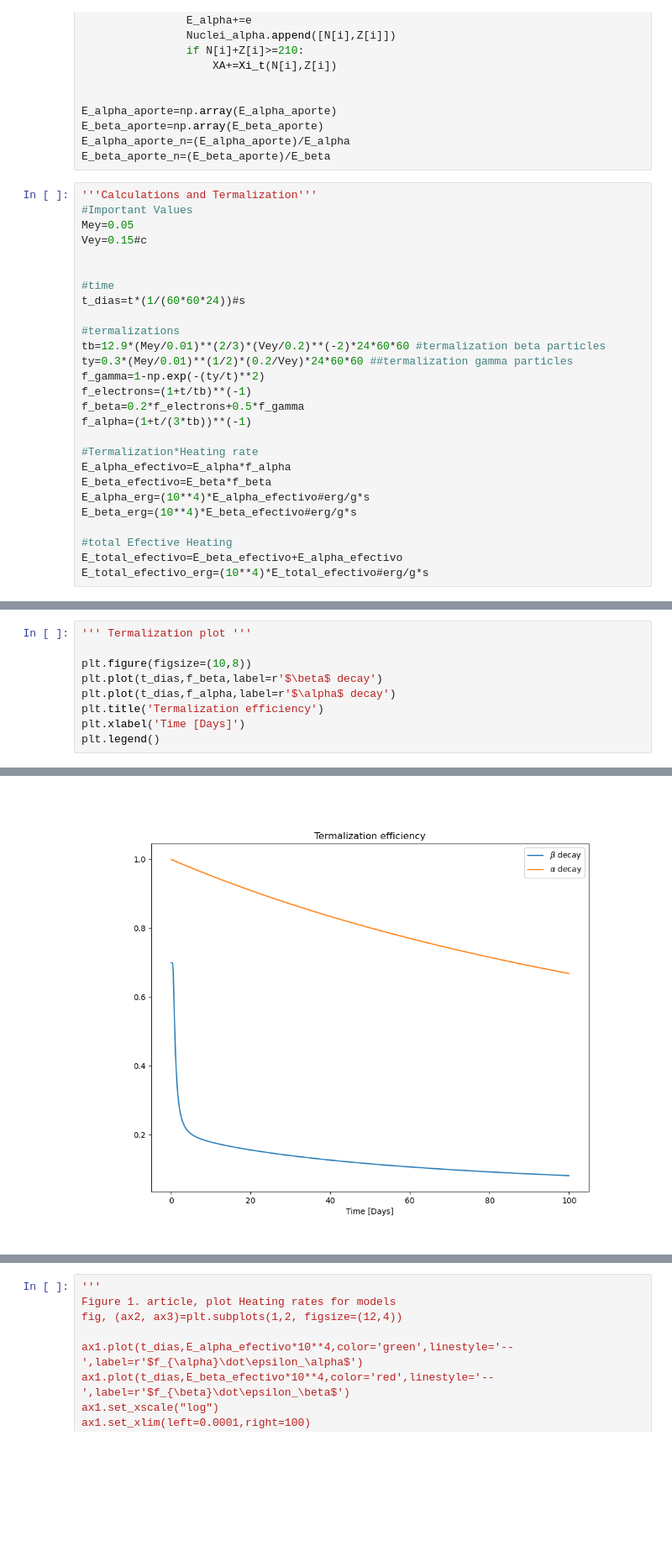
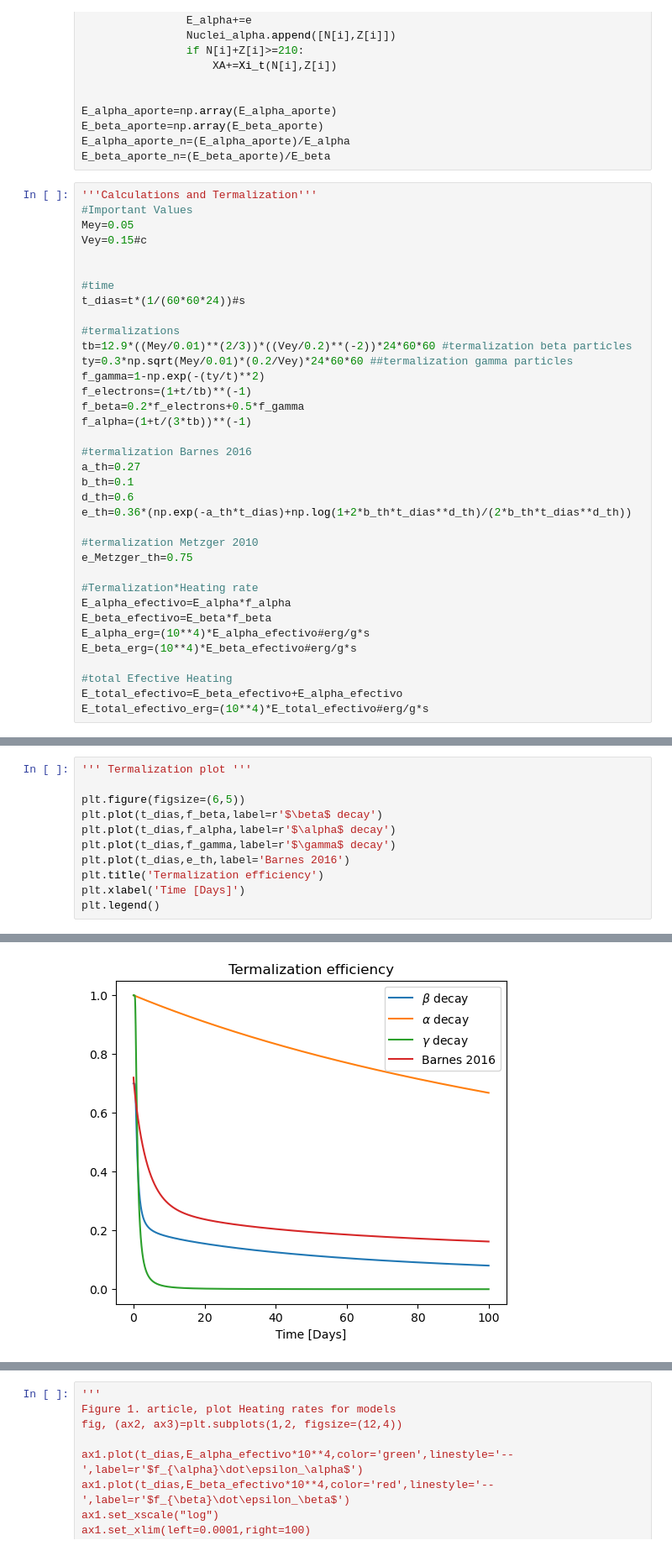
Before and after one commit to DiegoHp45/Kilonova, a Jupyter notebook: article_1.ipynb, the cells around one changed output, grey strips where cells are left out. Shown at 84% size. Cells and saved outputs as stored; diff of their text form; blank space fills up the shorter version.

```diff
--- a/article_1.ipynb
+++ b/article_1.ipynb
@@ -209,12 +209,21 @@ Vey=0.15#c
 t_dias=t*(1/(60*60*24))#s
 
 #termalizations
-tb=12.9*(Mey/0.01)**(2/3)*(Vey/0.2)**(-2)*24*60*60 #termalization beta particles
-ty=0.3*(Mey/0.01)**(1/2)*(0.2/Vey)*24*60*60 ##termalization gamma particles
+tb=12.9*((Mey/0.01)**(2/3))*((Vey/0.2)**(-2))*24*60*60 #termalization beta particles
+ty=0.3*np.sqrt(Mey/0.01)*(0.2/Vey)*24*60*60 ##termalization gamma particles
 f_gamma=1-np.exp(-(ty/t)**2)
 f_electrons=(1+t/tb)**(-1)
 f_beta=0.2*f_electrons+0.5*f_gamma
 f_alpha=(1+t/(3*tb))**(-1)
+
+#termalization Barnes 2016
+a_th=0.27
+b_th=0.1
+d_th=0.6
+e_th=0.36*(np.exp(-a_th*t_dias)+np.log(1+2*b_th*t_dias**d_th)/(2*b_th*t_dias**d_th))
+
+#termalization Metzger 2010
+e_Metzger_th=0.75
 
 #Termalization*Heating rate
 E_alpha_efectivo=E_alpha*f_alpha
@@ -228,15 +241,17 @@ E_total_efectivo_erg=(10**4)*E_total_efectivo#erg/g*s
 # %%
 ''' Termalization plot '''
 
-plt.figure(figsize=(10,8))
+plt.figure(figsize=(6,5))
 plt.plot(t_dias,f_beta,label=r'$\beta$ decay')
 plt.plot(t_dias,f_alpha,label=r'$\alpha$ decay')
+plt.plot(t_dias,f_gamma,label=r'$\gamma$ decay')
+plt.plot(t_dias,e_th,label='Barnes 2016')
 plt.title('Termalization efficiency')
 plt.xlabel('Time [Days]')
 plt.legend()
 # %% [output]
 <matplotlib.legend.Legend at 0x...>
-[figure, old version]
+[figure, new version]
 # %%
 ''' Other Models for Heating Rate'''
 #Metzger 2010
```
Also changed, not shown: parts of 11 cells of this notebook, 2 other files.
